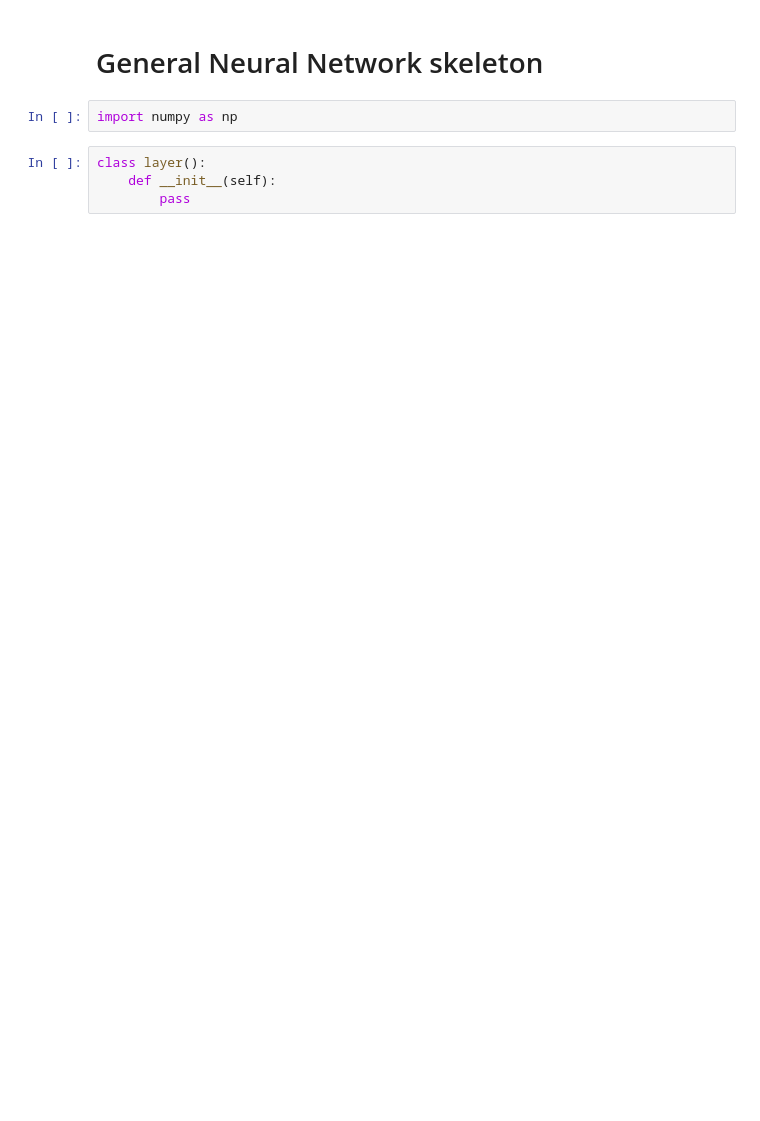
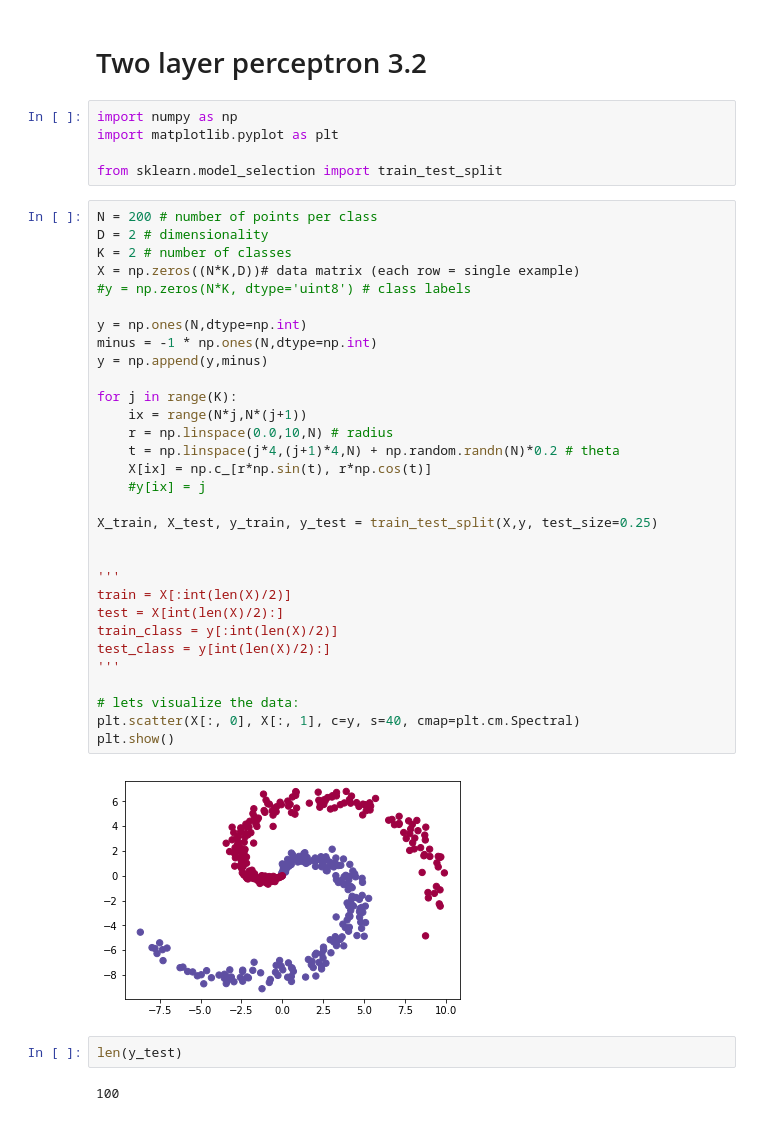
Before and after one commit to Masongyi/DD2437, a Jupyter notebook: Lab1/Two layer perceptron.ipynb, the cells around one changed output. Drawn from its saved outputs; the diff is of its cells as text; blank space fills up the shorter version.

```diff
--- a/Lab1/Two layer perceptron.ipynb
+++ b/Lab1/Two layer perceptron.ipynb
@@ -1,8 +1,44 @@
-# %% [markdown]
-# General Neural Network skeleton
-# %%
-import numpy as np
-# %%
-class layer():
-    def __init__(self):
-        pass
+# %% [markdown]
+# Two layer perceptron 3.2
+# %%
+import numpy as np
+import matplotlib.pyplot as plt
+
+from sklearn.model_selection import train_test_split
+# %%
+N = 200 # number of points per class
+D = 2 # dimensionality
+K = 2 # number of classes
+X = np.zeros((N*K,D))# data matrix (each row = single example)
+#y = np.zeros(N*K, dtype='uint8') # class labels
+
+y = np.ones(N,dtype=np.int)
+minus = -1 * np.ones(N,dtype=np.int)
+y = np.append(y,minus)
+
+for j in range(K):
+    ix = range(N*j,N*(j+1))
+    r = np.linspace(0.0,10,N) # radius
+    t = np.linspace(j*4,(j+1)*4,N) + np.random.randn(N)*0.2 # theta
+    X[ix] = np.c_[r*np.sin(t), r*np.cos(t)]
+    #y[ix] = j
+
+X_train, X_test, y_train, y_test = train_test_split(X,y, test_size=0.25)
+
+
+'''
+train = X[:int(len(X)/2)]
+test = X[int(len(X)/2):]
+train_class = y[:int(len(X)/2)]
+test_class = y[int(len(X)/2):]
+'''
+
+# lets visualize the data:
+plt.scatter(X[:, 0], X[:, 1], c=y, s=40, cmap=plt.cm.Spectral)
+plt.show()
+# %% [output]
+[figure, added]
+# %%
+len(y_test)
+# %% [output]
+100
```
Also changed, not shown: parts of 3 cells of this notebook.
